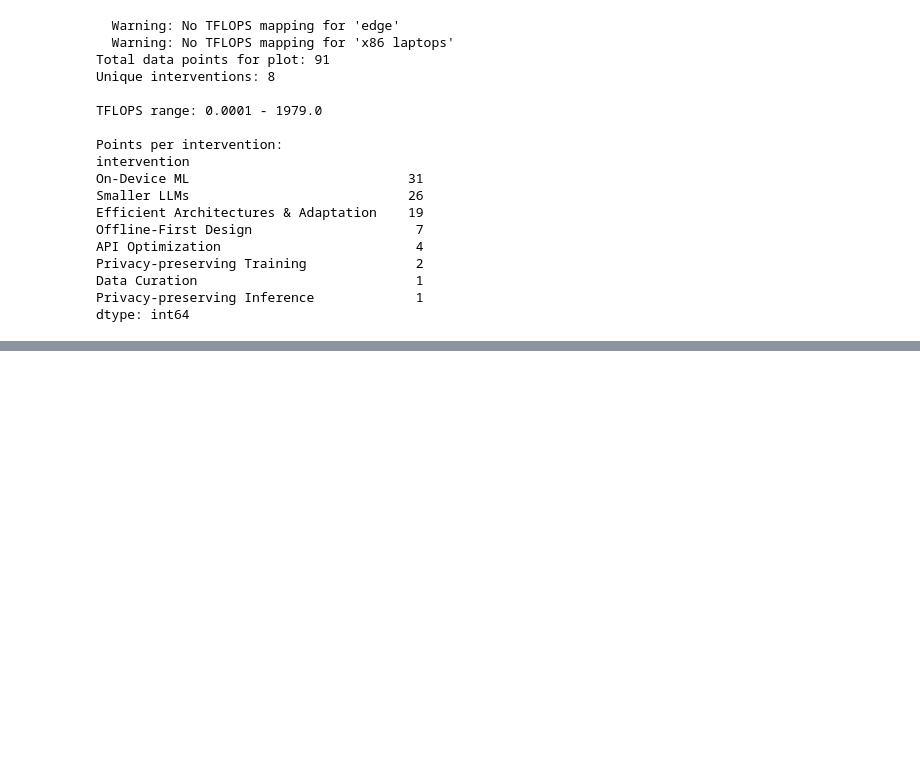
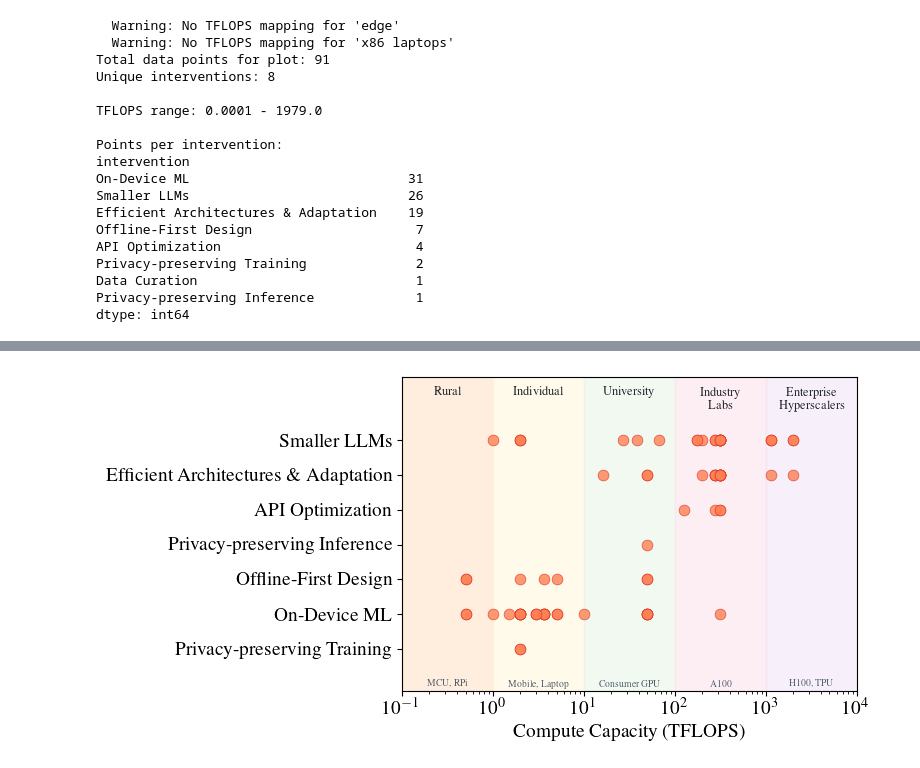
Before and after one commit to ljvmiranda921/edgeml-survey, a Jupyter notebook: notebooks/2026-02-12-figures-for-paper.ipynb, the cells around one changed output, grey strips where cells are left out. Cells and saved outputs as stored; diff of their text form; code cells hidden in the pictures; blank space fills up the shorter version.

```diff
--- a/notebooks/2026-02-12-figures-for-paper.ipynb
+++ b/notebooks/2026-02-12-figures-for-paper.ipynb
@@ -818,14 +818,13 @@ dtype: int64
 infra_df = plot_df[plot_df["binding_constraint"] == "Infrastructure"].copy()
 print(f"Infrastructure data points: {len(infra_df)}")
 print(f"Unique interventions: {infra_df['intervention'].nunique()}")
-print(f"TFLOPS range in data: {infra_df['tflops'].min():.4f} - {infra_df['tflops'].max():.1f}")
+print(
+    f"TFLOPS range in data: {infra_df['tflops'].min():.4f} - {infra_df['tflops'].max():.1f}"
+)
 
 # Sort interventions by median TFLOPS
 intervention_order = (
-    infra_df.groupby("intervention")["tflops"]
-    .median()
-    .sort_values()
-    .index.tolist()
+    infra_df.groupby("intervention")["tflops"].median().sort_values().index.tolist()
 )
 
 # Create intervention to y-position mapping
@@ -834,17 +833,52 @@ infra_df["y_pos"] = infra_df["intervention"].map(intervention_to_y)
 
 # Add jitter to y-position
 np.random.seed(42)
-infra_df["y_jitter"] = infra_df["y_pos"] + np.random.uniform(-0.25, 0.25, len(infra_df))
+infra_df["y_jitter"] = infra_df["y_pos"] + np.random.uniform(-0.0, 0.0, len(infra_df))
 
 fig, ax = plt.subplots(figsize=(8, 4))
 
 # Define compute tiers - more balanced on log scale
 compute_tiers = [
-    {"name": "Rural", "min": 0.1, "max": 1, "color": "#FFE4C9", "devices": "MCU, RPi", "y_offset": 0},
-    {"name": "Individual", "min": 1, "max": 10, "color": "#FFF8DC", "devices": "Mobile, Laptop", "y_offset": 0},
-    {"name": "University", "min": 10, "max": 100, "color": "#E8F5E9", "devices": "Consumer GPU", "y_offset": 0},
-    {"name": "Industry\nLabs", "min": 100, "max": 1000, "color": "#FCE4EC", "devices": "A100", "y_offset": -0.4},
-    {"name": "Enterprise\nHyperscalers", "min": 1000, "max": 10000, "color": "#F3E5F5", "devices": "H100, TPU", "y_offset": -0.4},
+    {
+        "name": "Rural",
+        "min": 0.1,
+        "max": 1,
+        "color": "#FFE4C9",
+        "devices": "MCU, RPi",
+        "y_offset": 0,
+    },
+    {
+        "name": "Individual",
+        "min": 1,
+        "max": 10,
+        "color": "#FFF8DC",
+        "devices": "Mobile, Laptop",
+        "y_offset": 0,
+    },
+    {
+        "name": "University",
+        "min": 10,
+        "max": 100,
+        "color": "#E8F5E9",
+        "devices": "Consumer GPU",
+        "y_offset": 0,
+    },
+    {
+        "name": "Industry\nLabs",
+        "min": 100,
+        "max": 1000,
+        "color": "#FCE4EC",
+        "devices": "A100",
+        "y_offset": -0.4,
+    },
+    {
+        "name": "Enterprise\nHyperscalers",
+        "min": 1000,
+        "max": 10000,
+        "color": "#F3E5F5",
+        "devices": "H100, TPU",
+        "y_offset": -0.4,
+    },
 ]
 
 # Add colored background bands
@@ -854,16 +888,26 @@ for tier in compute_tiers:
 
     # Tier label at top (with offset for multi-line labels)
     ax.text(
-        mid_x, len(intervention_order) + 0.2 + tier["y_offset"], tier["name"],
-        ha="center", va="bottom", fontsize=9, fontweight="bold",
-        color=CAMBRIDGE_COLORS["slate_4"]
+        mid_x,
+        len(intervention_order) + 0.2 + tier["y_offset"],
+        tier["name"],
+        ha="center",
+        va="bottom",
+        fontsize=9,
+        fontweight="bold",
+        color=CAMBRIDGE_COLORS["slate_4"],
     )
 
     # Device examples at bottom
     ax.text(
-        mid_x, -0.9, tier["devices"],
-        ha="center", va="top", fontsize=7, fontstyle="italic",
-        color=CAMBRIDGE_COLORS["slate_3"]
+        mid_x,
+        -0.9,
+        tier["devices"],
+        ha="center",
+        va="top",
+        fontsize=7,
+        fontstyle="italic",
+        color=CAMBRIDGE_COLORS["slate_3"],
     )
 
 # Plot the scatter points
@@ -892,5 +936,8 @@ ax.set_xlabel("Compute Capacity (TFLOPS)")
 ax.set_ylabel("")
 
 fig.tight_layout()
-fig.savefig(OUTPUT_DIR / "intervention_by_compute_capacity.pdf", bbox_inches="tight", dpi=300)
+fig.savefig(
+    OUTPUT_DIR / "intervention_by_compute_capacity.pdf", bbox_inches="tight", dpi=300
+)
 plt.show()
+# %% [output]
@@ -896,0 +947 @@ plt.show()
+[figure, added]
```
Also changed, not shown: parts of 1 cell of this notebook.
